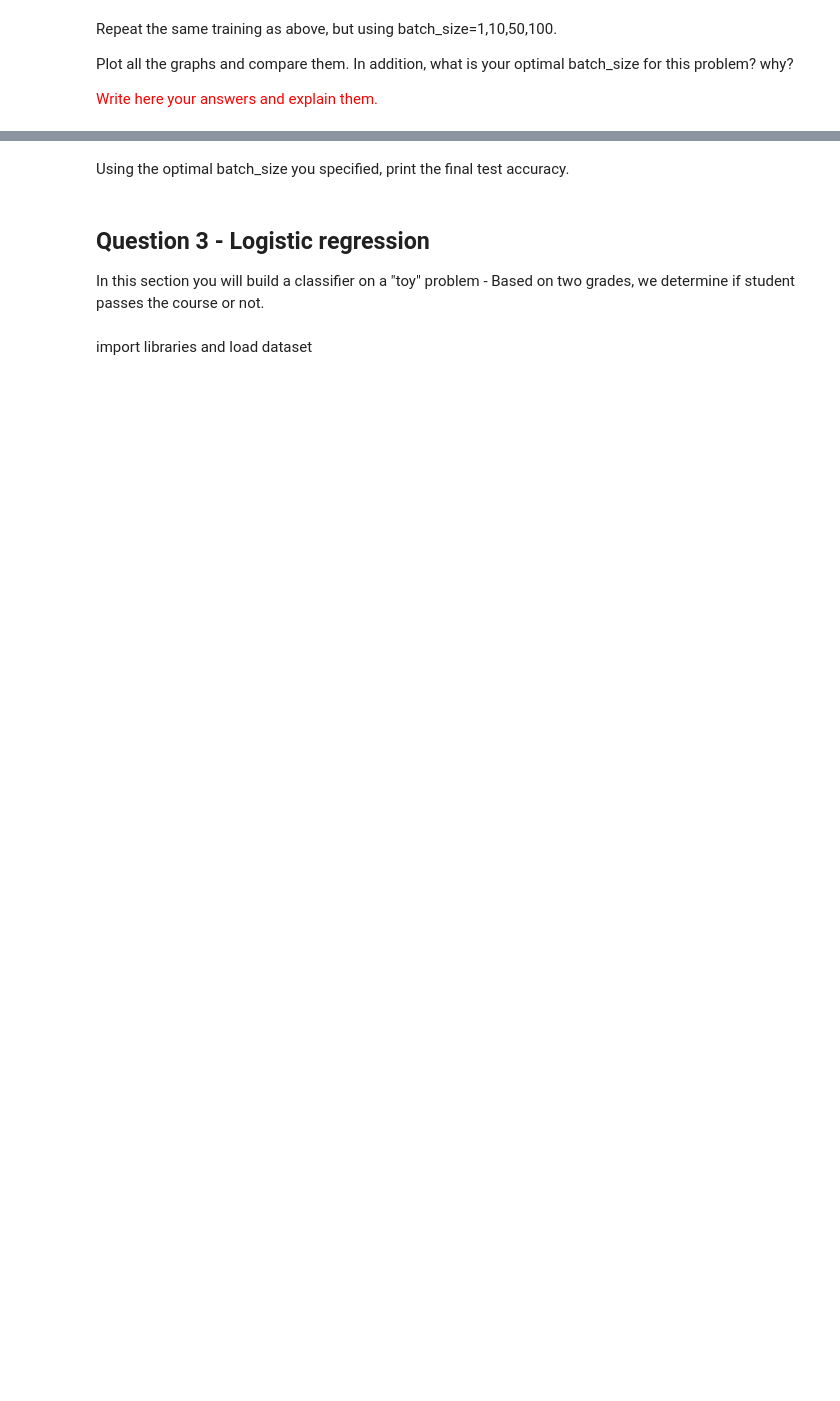
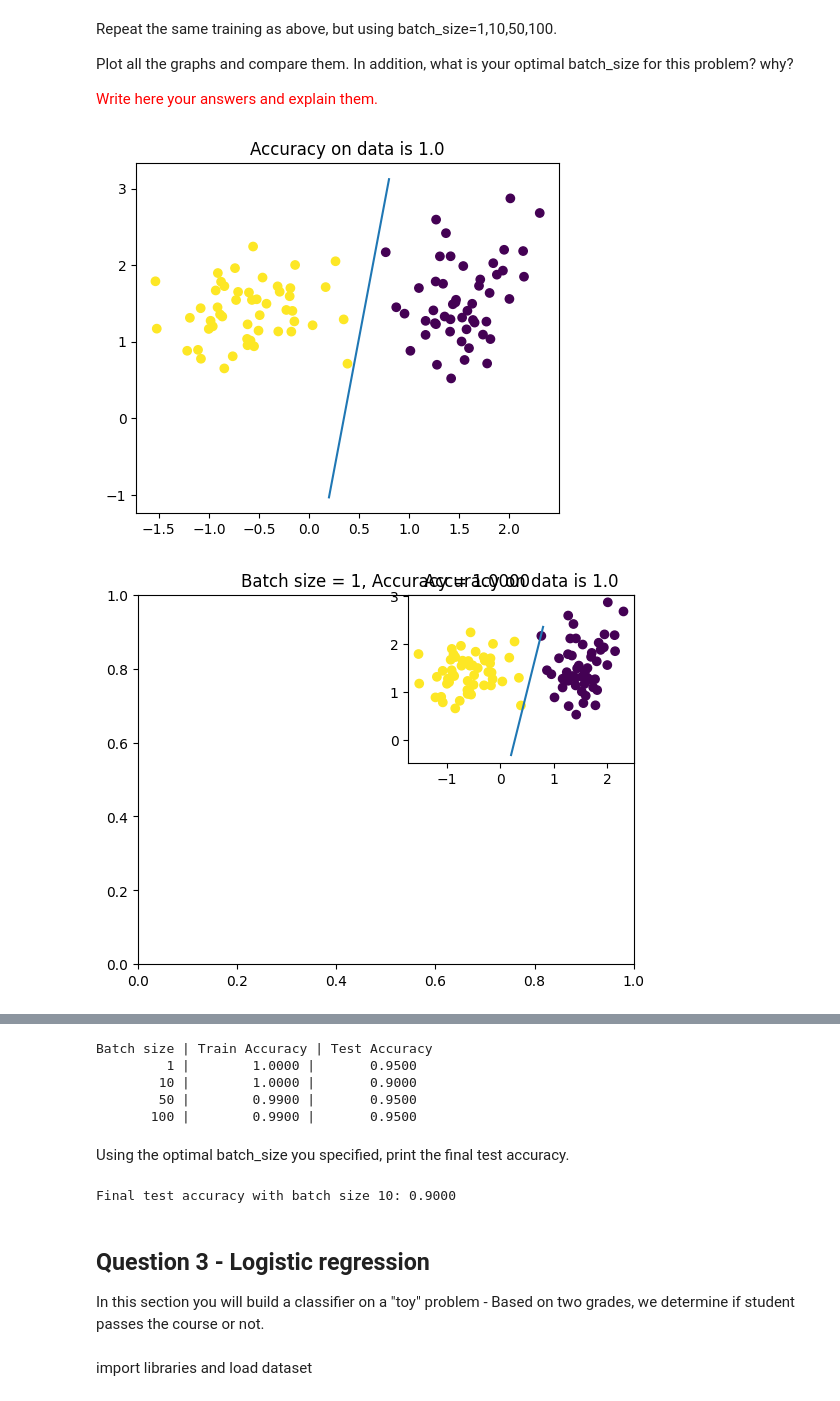
Before and after one commit to MahmoudAbade/ML-HW, a Jupyter notebook: HW2.ipynb, the cells around one changed output, grey strips where cells are left out. Drawn from its saved outputs; the diff is of its cells as text; code cells hidden in the pictures; blank space fills up the shorter version.

```diff
--- a/HW2.ipynb
+++ b/HW2.ipynb
@@ -207,0 +269,32 @@ Plot all the graphs and compare them. In addition, what is your optimal batch_si
+# %%
+batch_sizes = [1, 10, 50, 100]
+results_batch = []
+
+plt.figure(figsize=(12, 10))
+for i, bs in enumerate(batch_sizes):
+    losses, w, b = perceptron(X_train, y_train, batch_size=bs)
+
+    # Calculate accuracy
+    preds = np.sign(np.dot(X_train, w) + b)
+    acc_train = np.mean(preds == y_train)
+
+    preds = np.sign(np.dot(X_test, w) + b)
+    acc_test = np.mean(preds == y_test)
+
+    results_batch.append((bs, acc_train, acc_test))
+
+    # Plot decision boundary
+    plt.subplot(2, 2, i+1)
+    plot(X_train, y_train, w, b)
+    plt.title(f"Batch size = {bs}, Accuracy = {acc_train:.4f}")
+
+plt.tight_layout()
+plt.show()
+
+# Print results
+print("Batch size | Train Accuracy | Test Accuracy")
+for bs, acc_train, acc_test in results_batch:
+    print(f"{bs:10d} | {acc_train:13.4f} | {acc_test:12.4f}")
+# %% [output]
+[figure, added]
+[figure, added]
@@ -208,2 +304,7 @@ Plot all the graphs and compare them. In addition, what is your optimal batch_si
+Batch size | Train Accuracy | Test Accuracy
+         1 |        1.0000 |       0.9500
+        10 |        1.0000 |       0.9000
+        50 |        0.9900 |       0.9500
+       100 |        0.9900 |       0.9500
 # %% [markdown]
 Using the optimal batch_size you specified, print the final test accuracy.
@@ -212,3 +311,11 @@ Using the optimal batch_size you specified, print the final test accuracy.
+# %%
+best_bs = 10  # This will be replaced with your actual best batch size
+losses, w, b = perceptron(X_train, y_train, batch_size=best_bs)
+preds = np.sign(np.dot(X_test, w) + b)
+acc_test = np.mean(preds == y_test)
+print(f"Final test accuracy with batch size {best_bs}: {acc_test:.4f}")
+# %% [output]
+Final test accuracy with batch size 10: 0.9000
 # %% [markdown]
 ## Question 3 - Logistic regression
 
```
Also changed, not shown: parts of 17 cells of this notebook.
